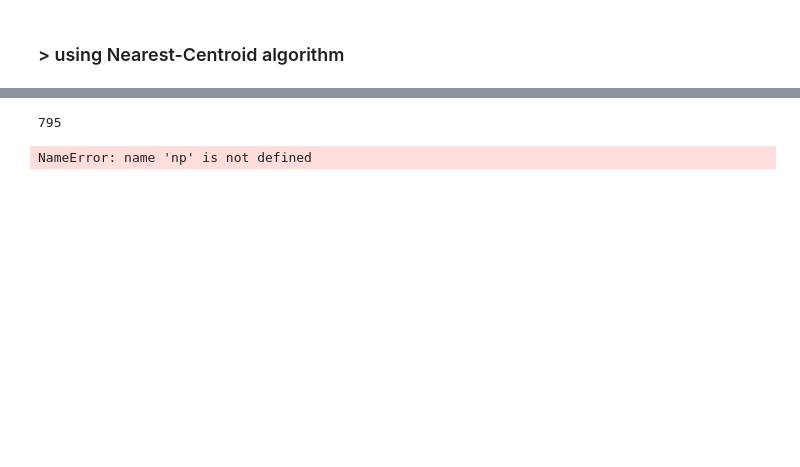
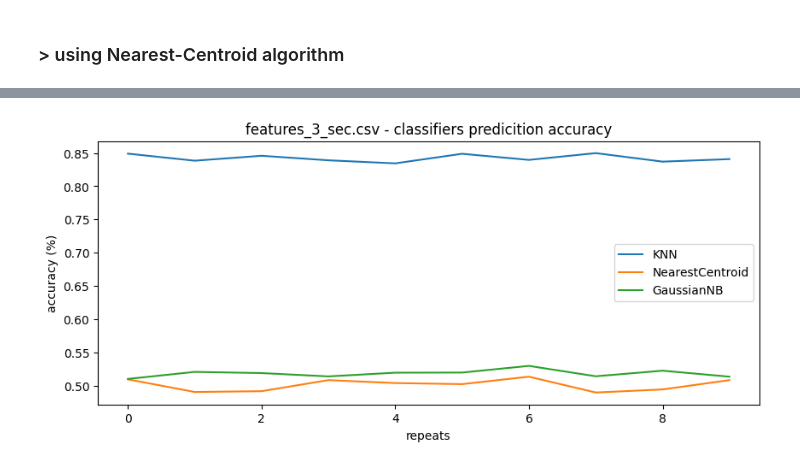
Before and after one commit to konradmaciejczyk/audio-signal-preprocessing-for-ml-classification-models, a Jupyter notebook: project_notebook.ipynb, the cells around one changed output, grey strips where cells are left out. Saved outputs shown, nothing was run; the diff lists cells and outputs as text; code cells hidden in the pictures; blank space fills up the shorter version.

Commit message:
refactored code and added statistical test

```diff
--- a/project_notebook.ipynb
+++ b/project_notebook.ipynb
@@ -390,9 +360,0 @@ np.mean(y_pred == y_test) * 100
-# %%
-y_train[y_train == 1].shape[0]
-# %% [output]
-795
-# %%
-nom = np.exp(-((x[j] - self.feature_means[i][j]) ** 2) / 2 * self.feature_variances[i][j])
-denom = np.sqrt(2 * np.pi * self.feature_variances[i][j])
-# %% [output]
-NameError: name 'np' is not defined
@@ -400,0 +361,36 @@ from random import choice
+# %%
+rskf = RepeatedStratifiedKFold(n_repeats= 5, n_splits = 2)
+
+features_3_sec_dataset = pd.read_csv('features_3_sec.csv')
+features_30_sec_dataset = pd.read_csv('features_30_sec.csv')
+gtzan_extracted_features = pd.read_csv('gtzan_extracted_features.csv')
+
+DATASETS = [features_3_sec_dataset, features_30_sec_dataset, gtzan_extracted_features]
+CLASSIFIERS = [neighbors.KNeighborsClassifier(), neighbors.NearestCentroid(), naive_bayes.GaussianNB()]
+
+scores = np.zeros(shape = (len(DATASETS), len(CLASSIFIERS), rskf.get_n_splits()))
+# %%
+for dataset_idx, dataset in enumerate(DATASETS):
+    X = dataset.drop(['label', 'filename'], axis = 1).to_numpy()
+    dataset['label'] = pd.factorize(dataset['label'])[0]
+    y = dataset['label'].to_numpy()
+    for classifier_idx, clf_prot in enumerate(CLASSIFIERS):
+        for fold_idx, (train, test) in enumerate(rskf.split(X, y)):
+            X[train], X[test] = normalize_data(X[train], X[test])
+            clf = clone(clf_prot)
+            clf.fit(X[train], y[train])
+            score = clf.score(X[test], y[test])
+            scores[dataset_idx, classifier_idx, fold_idx] = score
+# %%
+x = [x for x in range(len(scores[0, 0, :]))]
+plt.figure(figsize=(10, 4))
+plt.plot(x, scores[0, 0, :], label="KNN")
+plt.plot(x, scores[0, 1, :], label="NearestCentroid")
+plt.plot(x, scores[0, 2, :], label="GaussianNB")
+plt.xlabel("repeats")
+plt.ylabel("accuracy (%)")
+plt.legend()
+plt.title("features_3_sec.csv - classifiers predicition accuracy")
+plt.show()
+# %% [output]
+[figure, added]
```
Also changed, not shown: parts of 28 cells of this notebook, 5 other files.
